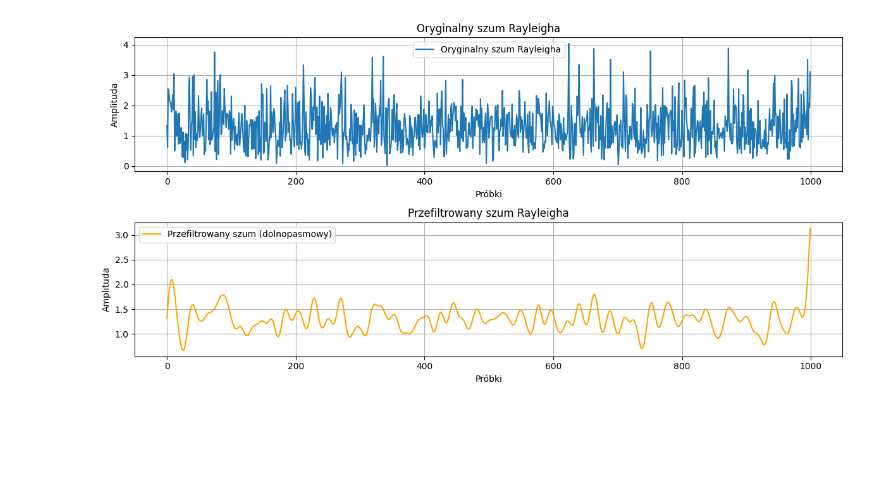
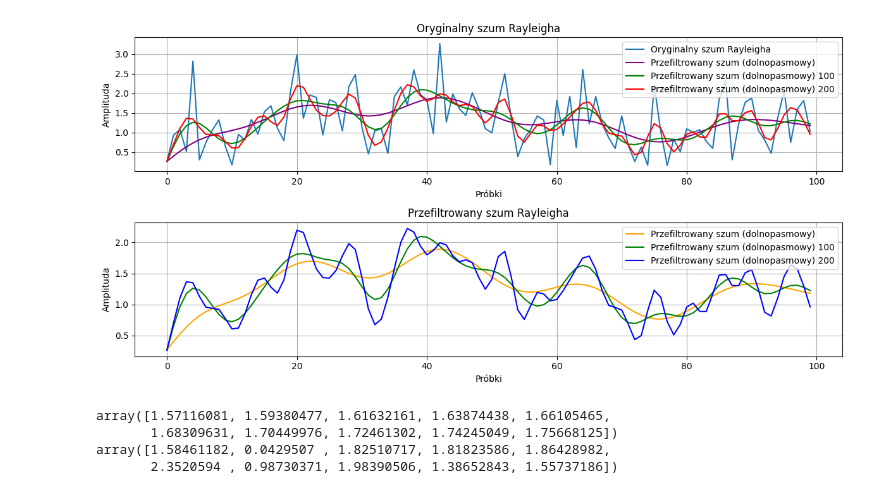
Before and after one commit to slaweksystem/Studia, a Jupyter notebook: Semestr 1/Procesy stochastyczne/zad-1.ipynb, the cells around one changed output. Drawn from its saved outputs; the diff is of its cells as text; code cells hidden in the pictures; blank space fills up the shorter version.

```diff
--- a/Semestr 1/Procesy stochastyczne/zad-1.ipynb
+++ b/Semestr 1/Procesy stochastyczne/zad-1.ipynb
@@ -190,33 +191,64 @@ rayleigh_noise = np.random.rayleigh(sigma, N)
 # Parametry filtru dolnopasmowego
 fs = 1000  # częstotliwość próbkowania [Hz]
 fc = 50    # częstotliwość odcięcia [Hz]
 b, a = signal.butter(4, fc / (fs / 2), btype='low')  # Filtr Butterwortha, 4 rzędu
 
 # Filtracja dolnopasmowa
 filtered_noise = signal.filtfilt(b, a, rayleigh_noise)
 
+# Parametry filtru dolnopasmowego
+fs = 1000  # częstotliwość próbkowania [Hz]
+fc = 100   # częstotliwość odcięcia [Hz]
+b, a = signal.butter(4, fc / (fs / 2), btype='low')  # Filtr Butterwortha, 4 rzędu
+
+# Filtracja dolnopasmowa
+filtered_noise_1 = signal.filtfilt(b, a, rayleigh_noise)
+
+# Parametry filtru dolnopasmowego
+fs = 1000  # częstotliwość próbkowania [Hz]
+fc = 200     # częstotliwość odcięcia [Hz]
+b, a = signal.butter(4, fc / (fs / 2), btype='low')  # Filtr Butterwortha, 4 rzędu
+
+# Filtracja dolnopasmowa
+filtered_noise_2 = signal.filtfilt(b, a, rayleigh_noise)
+
 # Wizualizacja
 plt.figure(figsize=(12, 6))
 
 # Sygnał pierwotny
 plt.subplot(2, 1, 1)
-plt.plot(rayleigh_noise, label="Oryginalny szum Rayleigha")
+plt.plot(rayleigh_noise[:100], label="Oryginalny szum Rayleigha")
+plt.plot(filtered_noise[:100], color='purple', label="Przefiltrowany szum (dolnopasmowy)")
+plt.plot(filtered_noise_1[:100], color='green', label="Przefiltrowany szum (dolnopasmowy) 100")
+plt.plot(filtered_noise_2[:100], color='red', label="Przefiltrowany szum (dolnopasmowy) 200")
 plt.title("Oryginalny szum Rayleigha")
 plt.xlabel("Próbki")
 plt.ylabel("Amplituda")
 plt.legend()
 plt.grid()
 
 # Sygnał przefiltrowany
 plt.subplot(2, 1, 2)
-plt.plot(filtered_noise, color='orange', label="Przefiltrowany szum (dolnopasmowy)")
+plt.plot(filtered_noise[:100], color='orange', label="Przefiltrowany szum (dolnopasmowy)")
+plt.plot(filtered_noise_1[:100], color='green', label="Przefiltrowany szum (dolnopasmowy) 100")
+plt.plot(filtered_noise_2[:100], color='blue', label="Przefiltrowany szum (dolnopasmowy) 200")
 plt.title("Przefiltrowany szum Rayleigha")
 plt.xlabel("Próbki")
 plt.ylabel("Amplituda")
 plt.legend()
 plt.grid()
 
 plt.tight_layout()
 plt.show()
 # %% [output]
-[figure, old version]
+[figure, new version]
+# %%
+from pprint import pprint
+
+pprint(rayleigh_noise[:10])
+pprint(filtered_noise[:10])
+# %% [output]
+array([1.57116081, 1.59380477, 1.61632161, 1.63874438, 1.66105465,
+       1.68309631, 1.70449976, 1.72461302, 1.74245049, 1.75668125])
+array([1.58461182, 0.0429507 , 1.82510717, 1.81823586, 1.86428982,
+       2.3520594 , 0.98730371, 1.98390506, 1.38652843, 1.55737186])
```
Also changed, not shown: parts of 8 cells of this notebook, 9 other files.
